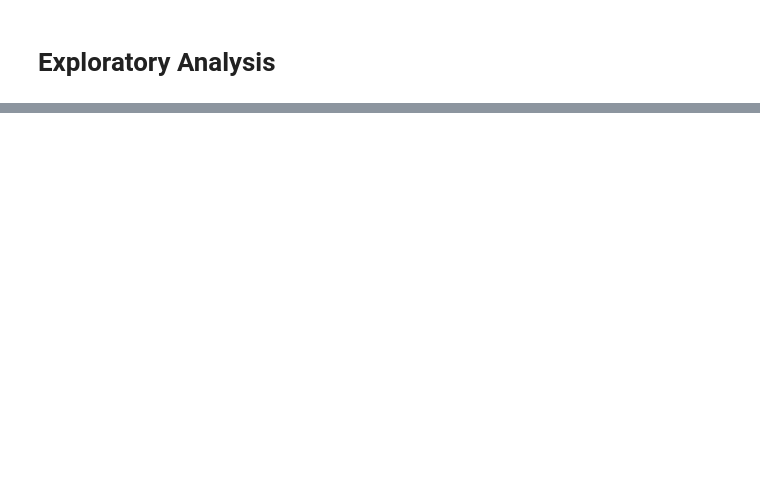
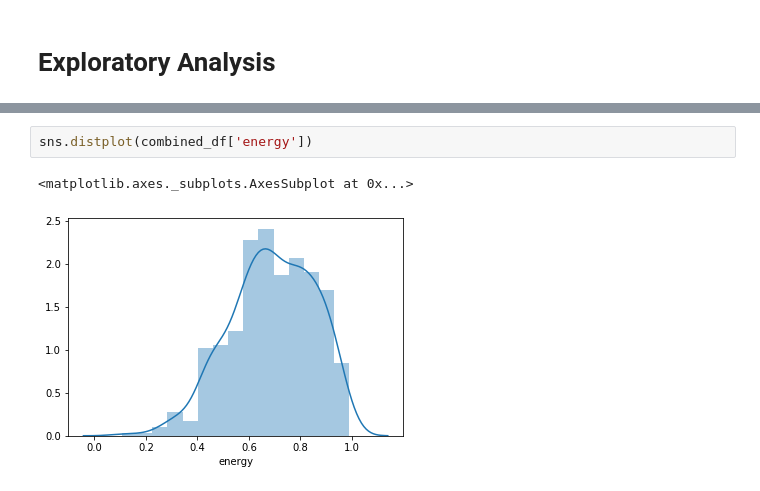
Before and after one commit to joebonneau/spotify-genre-prediction, a Jupyter notebook: Genre Prediction.ipynb, the cells around one changed output, grey strips where cells are left out. Drawn from its saved outputs; the diff is of its cells as text; blank space fills up the shorter version.

```diff
--- a/Genre Prediction.ipynb
+++ b/Genre Prediction.ipynb
@@ -390,0 +408,5 @@ combined_df['edm'] = combined_df['edm'].astype(int)
+# %%
+sns.distplot(combined_df['energy'])
+# %% [output]
+<matplotlib.axes._subplots.AxesSubplot at 0x...>
+[figure, added]
```
Also changed, not shown: parts of 37 cells of this notebook, 1 other file.
